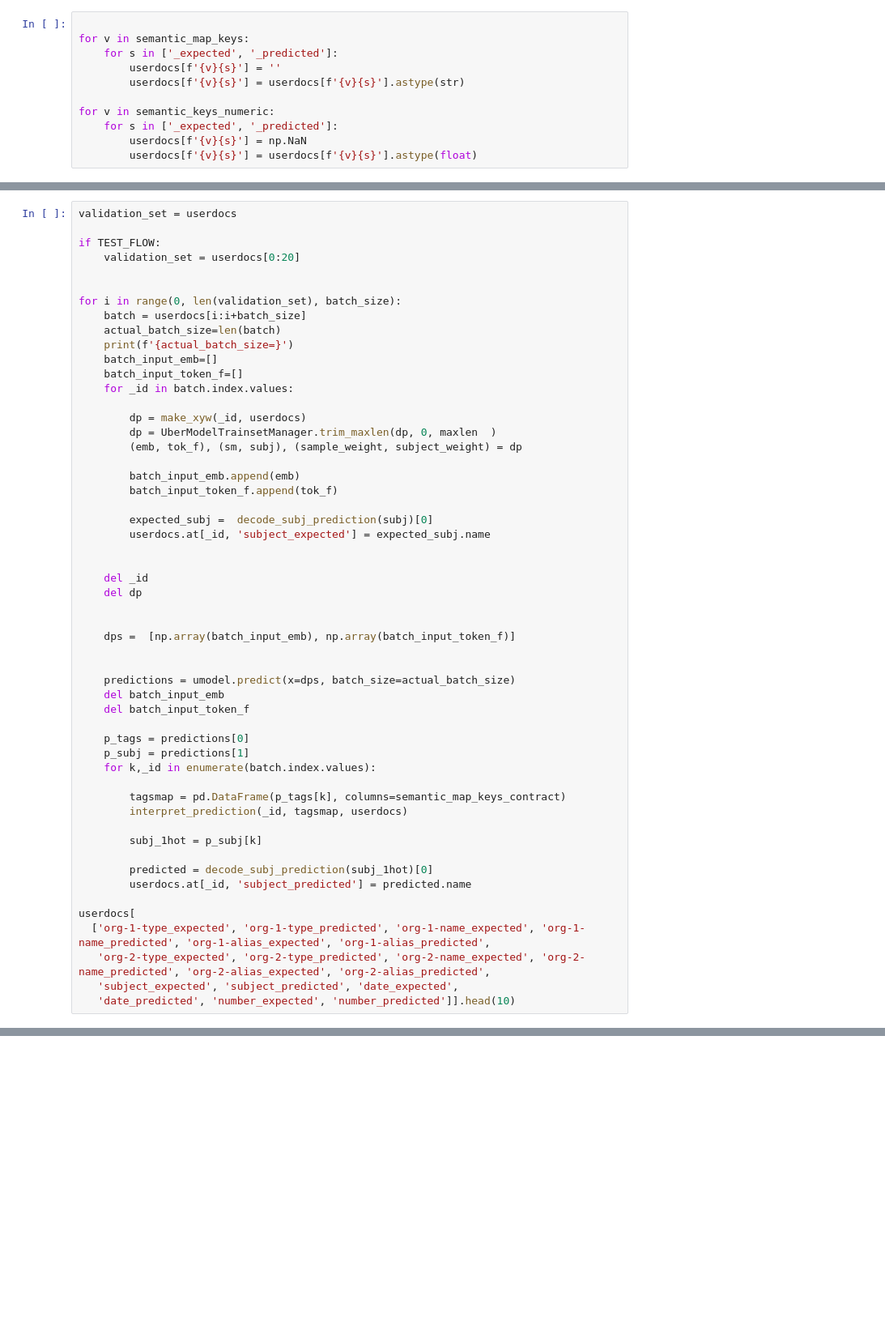
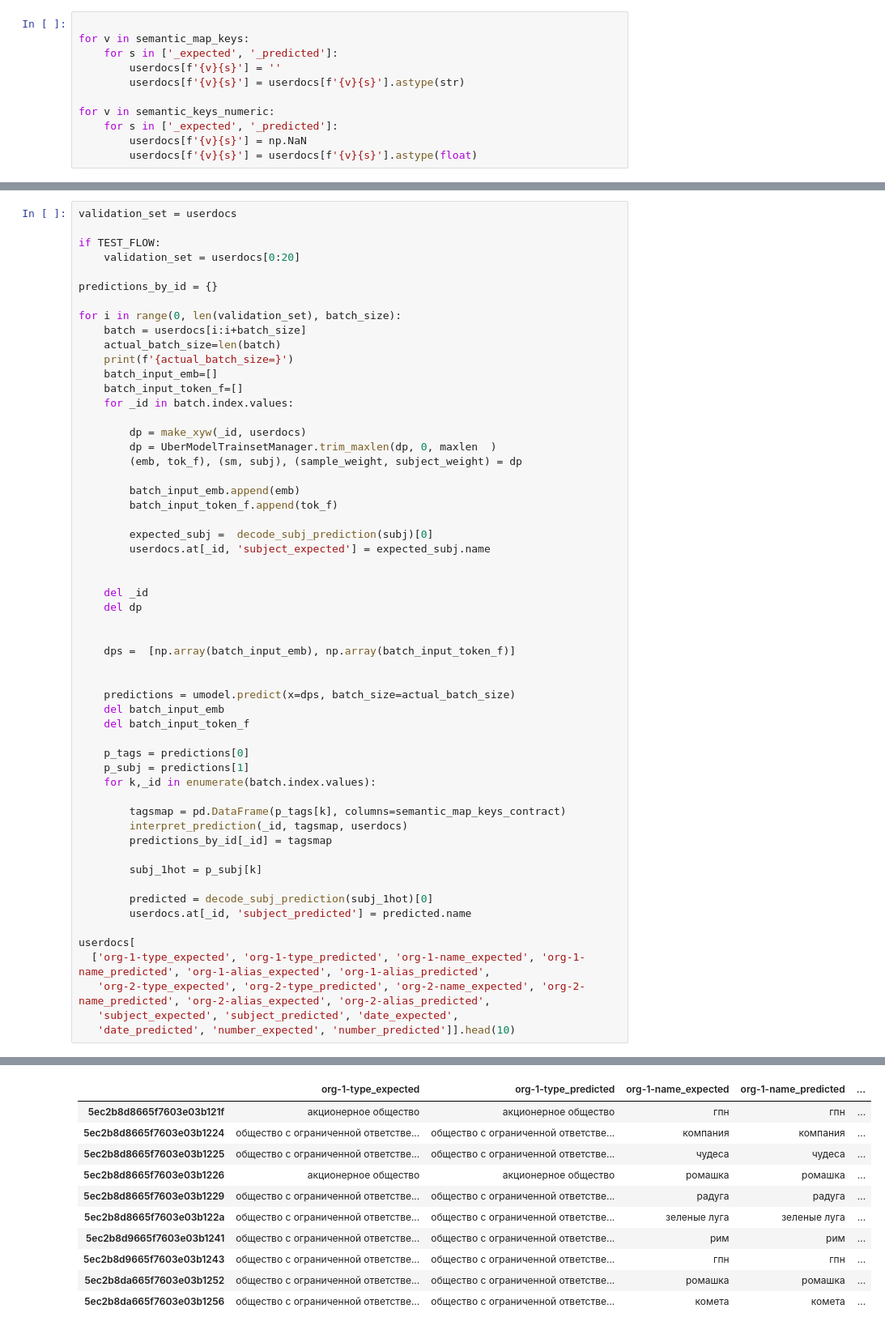
Before and after one commit to LitJane/analyser, a Jupyter notebook: trainsets/eval_contract_uber_model.ipynb, the cells around one changed output, grey strips where cells are left out. Shown at 81% size. Saved outputs shown, nothing was run; the diff lists cells and outputs as text; blank space fills up the shorter version.

```diff
--- a/trainsets/eval_contract_uber_model.ipynb
+++ b/trainsets/eval_contract_uber_model.ipynb
@@ -666,6 +741,7 @@ validation_set = userdocs
 if TEST_FLOW:
     validation_set = userdocs[0:20]
 
+predictions_by_id = {}
 
 for i in range(0, len(validation_set), batch_size):
     batch = userdocs[i:i+batch_size]
@@ -703,6 +779,7 @@ for i in range(0, len(validation_set), batch_size):
 
         tagsmap = pd.DataFrame(p_tags[k], columns=semantic_map_keys_contract)
         interpret_prediction(_id, tagsmap, userdocs)
+        predictions_by_id[_id] = tagsmap
 
         subj_1hot = p_subj[k]
 
@@ -714,3 +791,4 @@ userdocs[
    'org-2-type_expected', 'org-2-type_predicted', 'org-2-name_expected', 'org-2-name_predicted', 'org-2-alias_expected', 'org-2-alias_predicted',
    'subject_expected', 'subject_predicted', 'date_expected',
    'date_predicted', 'number_expected', 'number_predicted']].head(10)
+# %% [output]
@@ -716,0 +807,11 @@ userdocs[
+|  | org-1-type_expected | org-1-type_predicted | org-1-name_expected | org-1-name_predicted | ... |
+| 5ec2b8d8665f7603e03b121f | акционерное общество | акционерное общество | гпн | гпн | ... |
+| 5ec2b8d8665f7603e03b1224 | общество с ограниченной ответстве... | общество с ограниченной ответстве... | компания | компания | ... |
+| 5ec2b8d8665f7603e03b1225 | общество с ограниченной ответстве... | общество с ограниченной ответстве... | чудеса | чудеса | ... |
+| 5ec2b8d8665f7603e03b1226 | акционерное общество | акционерное общество | ромашка | ромашка | ... |
+| 5ec2b8d8665f7603e03b1229 | общество с ограниченной ответстве... | общество с ограниченной ответстве... | радуга | радуга | ... |
+| 5ec2b8d8665f7603e03b122a | общество с ограниченной ответстве... | общество с ограниченной ответстве... | зеленые луга | зеленые луга | ... |
+| 5ec2b8d9665f7603e03b1241 | общество с ограниченной ответстве... | общество с ограниченной ответстве... | рим | рим | ... |
+| 5ec2b8d9665f7603e03b1243 | общество с ограниченной ответстве... | общество с ограниченной ответстве... | гпн | гпн | ... |
+| 5ec2b8da665f7603e03b1252 | общество с ограниченной ответстве... | общество с ограниченной ответстве... | ромашка | ромашка | ... |
+| 5ec2b8da665f7603e03b1256 | общество с ограниченной ответстве... | общество с ограниченной ответстве... | комета | комета | ... |
```
Also changed, not shown: parts of 31 cells of this notebook, 3 other files.
